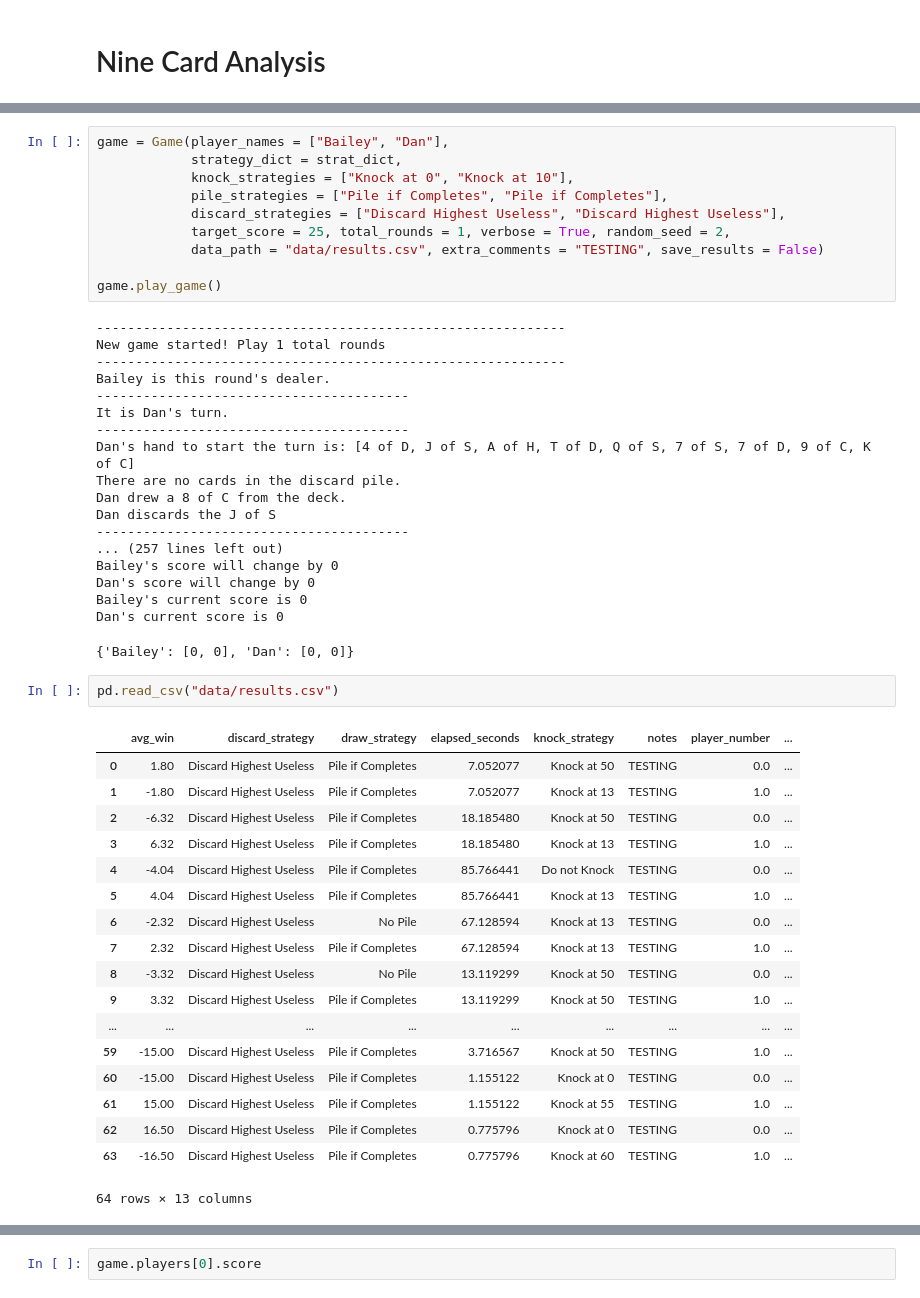
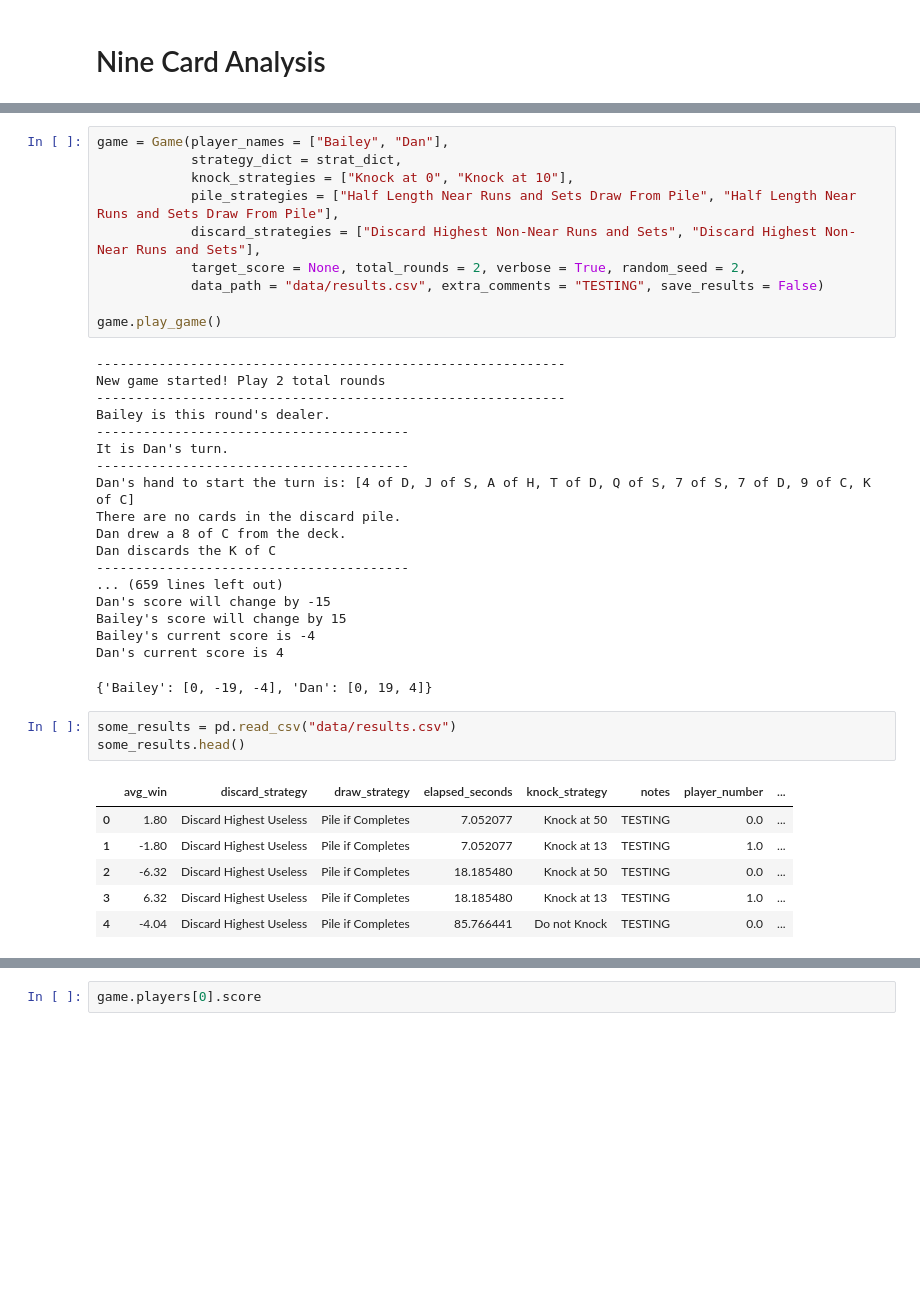
Before and after one commit to bmjoseph/NineCard, a Jupyter notebook: Analysis.ipynb, the cells around one changed output, grey strips where cells are left out. Drawn from its saved outputs; the diff is of its cells as text; blank space fills up the shorter version.

```diff
--- a/Analysis.ipynb
+++ b/Analysis.ipynb
@@ -44,15 +61,15 @@ for i in range(len(p1_knock_strats)):
 game = Game(player_names = ["Bailey", "Dan"],
             strategy_dict = strat_dict,
             knock_strategies = ["Knock at 0", "Knock at 10"],
-            pile_strategies = ["Pile if Completes", "Pile if Completes"],
-            discard_strategies = ["Discard Highest Useless", "Discard Highest Useless"],
-            target_score = 25, total_rounds = 1, verbose = True, random_seed = 2,
+            pile_strategies = ["Half Length Near Runs and Sets Draw From Pile", "Half Length Near Runs and Sets Draw From Pile"],
+            discard_strategies = ["Discard Highest Non-Near Runs and Sets", "Discard Highest Non-Near Runs and Sets"],
+            target_score = None, total_rounds = 2, verbose = True, random_seed = 2,
             data_path = "data/results.csv", extra_comments = "TESTING", save_results = False)
 
 game.play_game()
 # %% [output]
 ------------------------------------------------------------
-New game started! Play 1 total rounds
+New game started! Play 2 total rounds
 ------------------------------------------------------------
 Bailey is this round's dealer.
 ----------------------------------------
@@ -61,32 +78,21 @@ It is Dan's turn.
 Dan's hand to start the turn is: [4 of D, J of S, A of H, T of D, Q of S, 7 of S, 7 of D, 9 of C, K of C]
 There are no cards in the discard pile.
 Dan drew a 8 of C from the deck.
-Dan discards the J of S
+Dan discards the K of C
 ----------------------------------------
-... (257 lines left out)
-Bailey's score will change by 0
-Dan's score will change by 0
-Bailey's current score is 0
-Dan's current score is 0
+... (659 lines left out)
+Dan's score will change by -15
+Bailey's score will change by 15
+Bailey's current score is -4
+Dan's current score is 4
-{'Bailey': [0, 0], 'Dan': [0, 0]}
+{'Bailey': [0, -19, -4], 'Dan': [0, 19, 4]}
 # %%
-pd.read_csv("data/results.csv")
+some_results = pd.read_csv("data/results.csv")
+some_results.head()
 # %% [output]
 |  | avg_win | discard_strategy | draw_strategy | elapsed_seconds | knock_strategy | notes | player_number | ... |
 | 0 | 1.80 | Discard Highest Useless | Pile if Completes | 7.052077 | Knock at 50 | TESTING | 0.0 | ... |
 | 1 | -1.80 | Discard Highest Useless | Pile if Completes | 7.052077 | Knock at 13 | TESTING | 1.0 | ... |
 | 2 | -6.32 | Discard Highest Useless | Pile if Completes | 18.185480 | Knock at 50 | TESTING | 0.0 | ... |
 | 3 | 6.32 | Discard Highest Useless | Pile if Completes | 18.185480 | Knock at 13 | TESTING | 1.0 | ... |
 | 4 | -4.04 | Discard Highest Useless | Pile if Completes | 85.766441 | Do not Knock | TESTING | 0.0 | ... |
-| 5 | 4.04 | Discard Highest Useless | Pile if Completes | 85.766441 | Knock at 13 | TESTING | 1.0 | ... |
-| 6 | -2.32 | Discard Highest Useless | No Pile | 67.128594 | Knock at 13 | TESTING | 0.0 | ... |
-| 7 | 2.32 | Discard Highest Useless | Pile if Completes | 67.128594 | Knock at 13 | TESTING | 1.0 | ... |
-| 8 | -3.32 | Discard Highest Useless | No Pile | 13.119299 | Knock at 50 | TESTING | 0.0 | ... |
-| 9 | 3.32 | Discard Highest Useless | Pile if Completes | 13.119299 | Knock at 50 | TESTING | 1.0 | ... |
-| ... | ... | ... | ... | ... | ... | ... | ... | ... |
-| 59 | -15.00 | Discard Highest Useless | Pile if Completes | 3.716567 | Knock at 50 | TESTING | 1.0 | ... |
-| 60 | -15.00 | Discard Highest Useless | Pile if Completes | 1.155122 | Knock at 0 | TESTING | 0.0 | ... |
-| 61 | 15.00 | Discard Highest Useless | Pile if Completes | 1.155122 | Knock at 55 | TESTING | 1.0 | ... |
-| 62 | 16.50 | Discard Highest Useless | Pile if Completes | 0.775796 | Knock at 0 | TESTING | 0.0 | ... |
-| 63 | -16.50 | Discard Highest Useless | Pile if Completes | 0.775796 | Knock at 60 | TESTING | 1.0 | ... |
-64 rows × 13 columns
```
Also changed, not shown: parts of 8 cells of this notebook, 2 other files.
